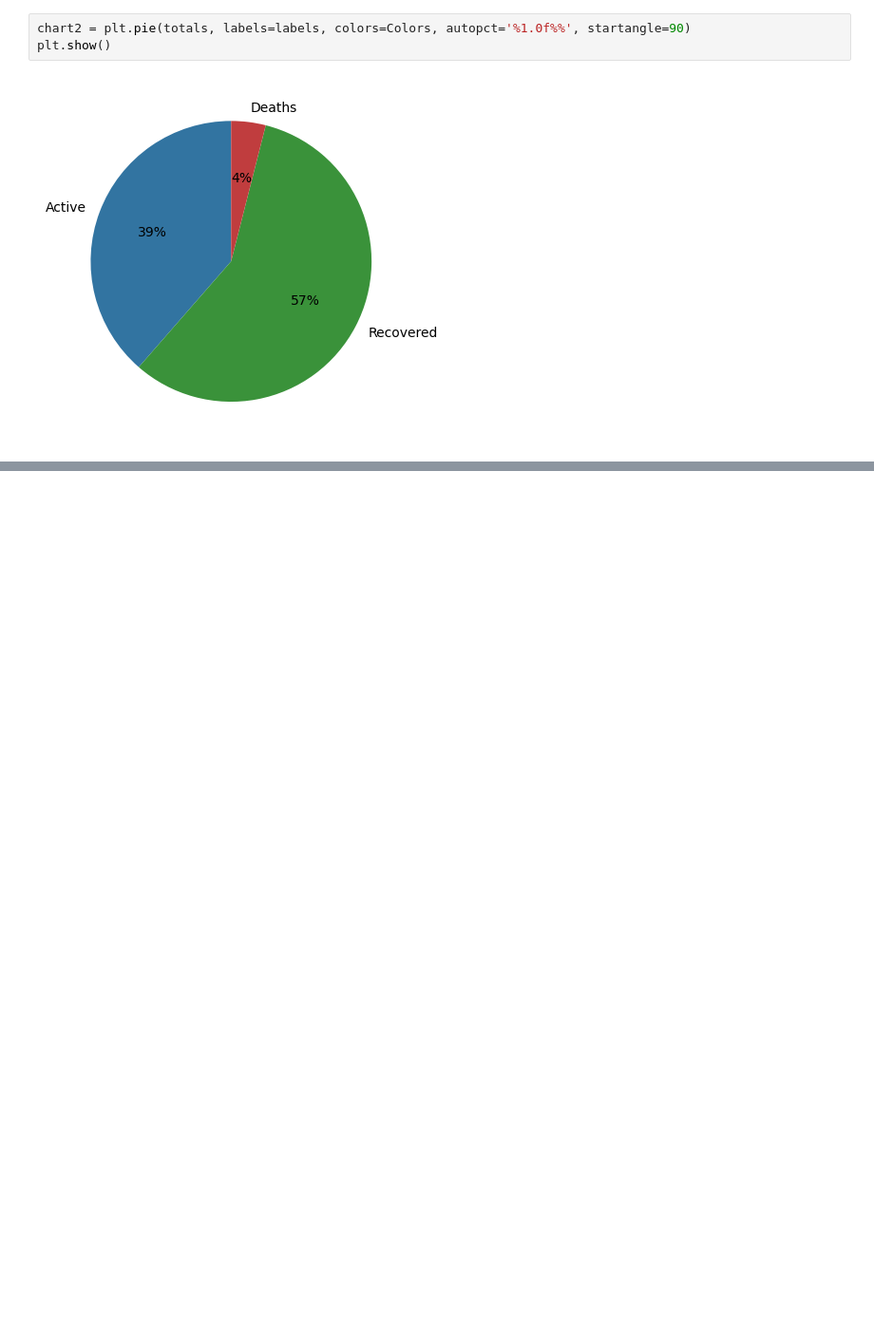
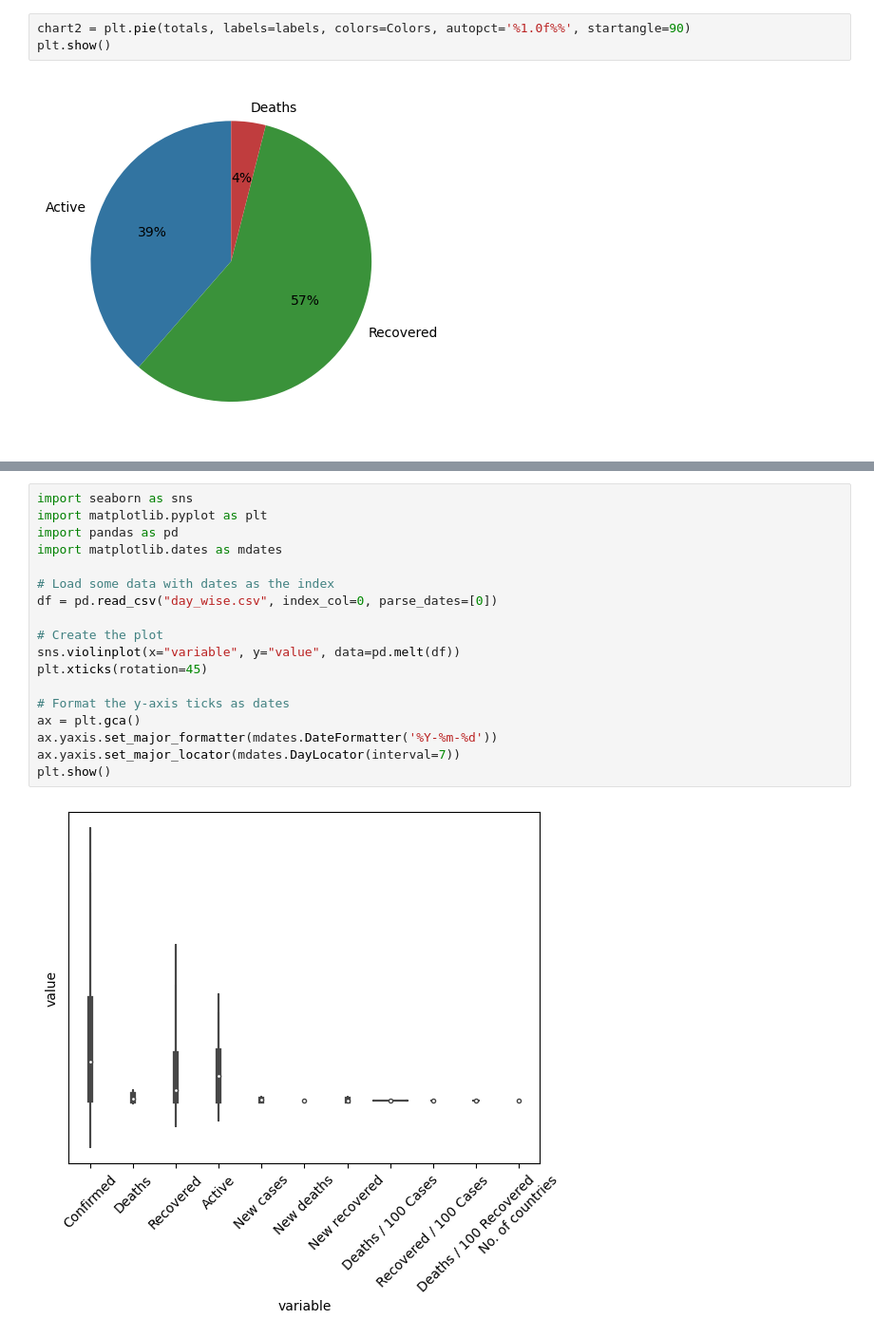
Before and after one commit to Kousthubh02/Python-miniproject, a Jupyter notebook: Graphs.ipynb, the cells around one changed output, grey strips where cells are left out. Shown: that part at 95% size. Cells and saved outputs as stored; diff of their text form; blank space fills up the shorter version.

```diff
--- a/Graphs.ipynb
+++ b/Graphs.ipynb
@@ -33,0 +65,20 @@ plt.show()
+# %%
+import seaborn as sns
+import matplotlib.pyplot as plt
+import pandas as pd
+import matplotlib.dates as mdates
+
+# Load some data with dates as the index
+df = pd.read_csv("day_wise.csv", index_col=0, parse_dates=[0])
+
+# Create the plot
+sns.violinplot(x="variable", y="value", data=pd.melt(df))
+plt.xticks(rotation=45)
+
+# Format the y-axis ticks as dates
+ax = plt.gca()
+ax.yaxis.set_major_formatter(mdates.DateFormatter('%Y-%m-%d'))
+ax.yaxis.set_major_locator(mdates.DayLocator(interval=7))
+plt.show()
+# %% [output]
+[figure, added]
```
Also changed, not shown: parts of 9 cells of this notebook, 6 other files.
